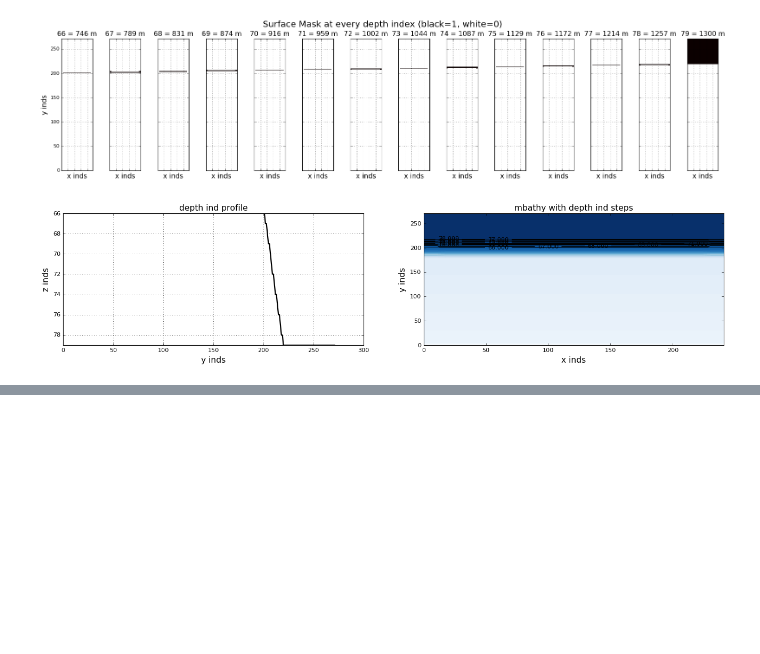
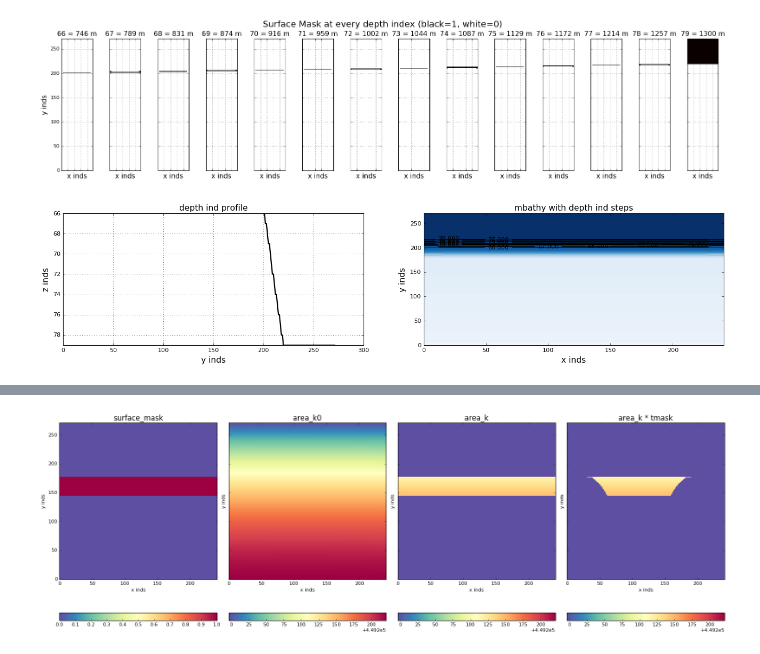
Before and after one commit to UBC-MOAD/analysis_mackenzie_canyon, a Jupyter notebook: notebooks/transport_fluxes/W_planes_indices.ipynb, the cells around one changed output, grey strips where cells are left out. Saved outputs shown, nothing was run; the diff lists cells and outputs as text; code cells hidden in the pictures; blank space fills up the shorter version.

```diff
--- a/notebooks/transport_fluxes/W_planes_indices.ipynb
+++ b/notebooks/transport_fluxes/W_planes_indices.ipynb
@@ -116,0 +252,19 @@ for y in range(len(axis_thalweg)):
+# %%
+vmin = area_k0.min()
+vmax = area_k0.max()
+
+fig, ax = plt.subplots(1,4,figsize=(20, 7), sharey=True)
+ttls = ['surface_mask', 'area_k0', 'area_k', 'area_k * tmask']
+these = [surface_mask[ind_shelf,...], area_k0, area_k[ind_shelf,...], area_canyon[ind_shelf,...]]
+for n, this, ttl in zip(np.arange(4), these, ttls):
+    if n==0:
+        p = ax[n].pcolormesh(xs, ys, this, cmap=cm.Spectral_r)
+    else:
+        p = ax[n].pcolormesh(xs, ys, this, cmap=cm.Spectral_r, vmin=vmin, vmax=vmax)
+    cbar = fig.colorbar(p, ax = ax[n], orientation='horizontal')
+    ax[n].set_xlim(0, xs[-1]); ax[n].set_ylim(0, ys[-1])
+    ax[n].set_title(ttl, fontsize=15)
+    ax[n].set_xlabel('x inds'); ax[n].set_ylabel('y inds')
+    fig.tight_layout(h_pad=0.2, w_pad=0.2)
+# %% [output]
+[figure, added]
```
Also changed, not shown: parts of 25 cells of this notebook.
